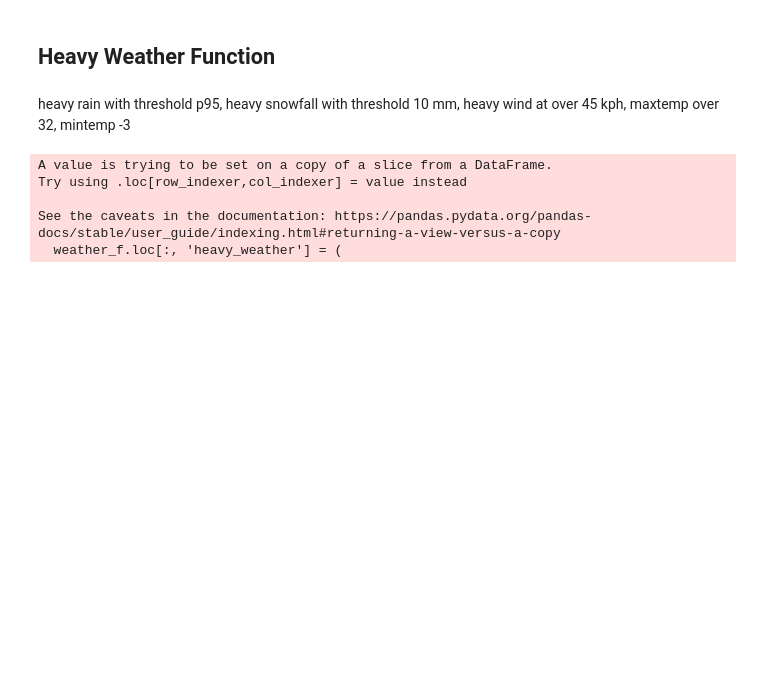
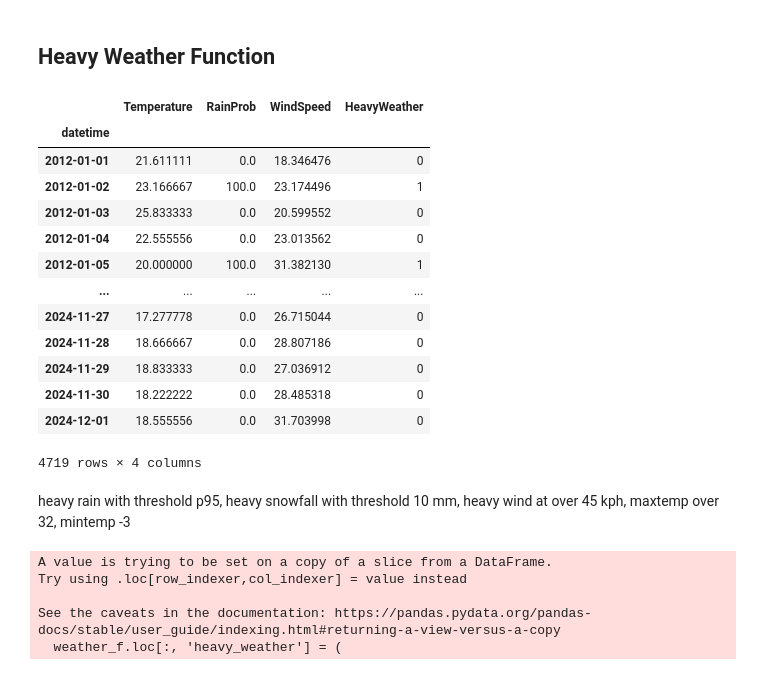
Before and after one commit to radicu/method, a Jupyter notebook: weather.ipynb, the cells around one changed output. Drawn from its saved outputs; the diff is of its cells as text; code cells hidden in the pictures; blank space fills up the shorter version.

```diff
--- a/weather.ipynb
+++ b/weather.ipynb
@@ -35,7 +35,7 @@ Index(['name', 'tempmax', 'tempmin', 'temp', 'feelslikemax', 'feelslikemin',
        'moonphase', 'conditions', 'description', 'icon', 'stations'],
       dtype='object')
 # %%
-features = ['tempmax', 'tempmin', 'temp', 'humidity', 'precip','snow', 'snowdepth', 'windspeed', 'conditions', 'description']
+features = ['temp', 'precipprob', 'windspeed']
 weather_f = weather[features]
 # %%
 def to_metric(df):
@@ -75,2 +66,4 @@ See the caveats in the documentation: https://pandas.pydata.org/pandas-docs/stab
+# %%
+weather_all.rename({'temp':'Temperature','precipprob':'RainProb','windspeed':'WindSpeed'},axis=1,inplace=True)
 # %% [markdown]
 ## Heavy Weather Function
@@ -83,0 +70,27 @@ humidity_threshold = 90
+# %%
+temp_threshold = 35
+windspeed_threshold = 45
+rainprob_threshold = 50
+
+weather_all.loc[:, 'HeavyWeather'] = (
+    (weather_all['Temperature'] > temp_threshold) |
+    (weather_all['RainProb'] > rainprob_threshold) |
+    (weather_all['WindSpeed'] > windspeed_threshold)
+).astype(int)
+# %%
+weather_all
+# %% [output]
+|  | Temperature | RainProb | WindSpeed | HeavyWeather |
+| datetime |  |  |  |  |
+| 2012-01-01 | 21.611111 | 0.0 | 18.346476 | 0 |
+| 2012-01-02 | 23.166667 | 100.0 | 23.174496 | 1 |
+| 2012-01-03 | 25.833333 | 0.0 | 20.599552 | 0 |
+| 2012-01-04 | 22.555556 | 0.0 | 23.013562 | 0 |
+| 2012-01-05 | 20.000000 | 100.0 | 31.382130 | 1 |
+| ... | ... | ... | ... | ... |
+| 2024-11-27 | 17.277778 | 0.0 | 26.715044 | 0 |
+| 2024-11-28 | 18.666667 | 0.0 | 28.807186 | 0 |
+| 2024-11-29 | 18.833333 | 0.0 | 27.036912 | 0 |
+| 2024-11-30 | 18.222222 | 0.0 | 28.485318 | 0 |
+| 2024-12-01 | 18.555556 | 0.0 | 31.703998 | 0 |
+4719 rows × 4 columns
```
Also changed, not shown: parts of 5 cells of this notebook, 16 other files.
